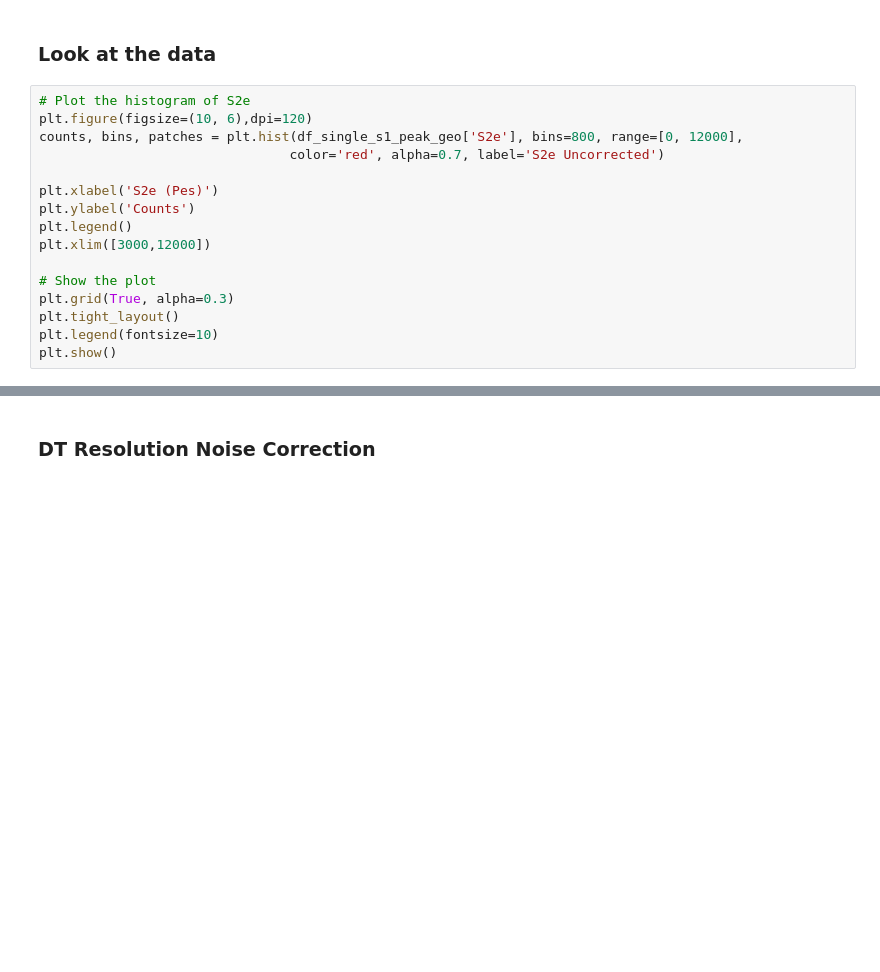
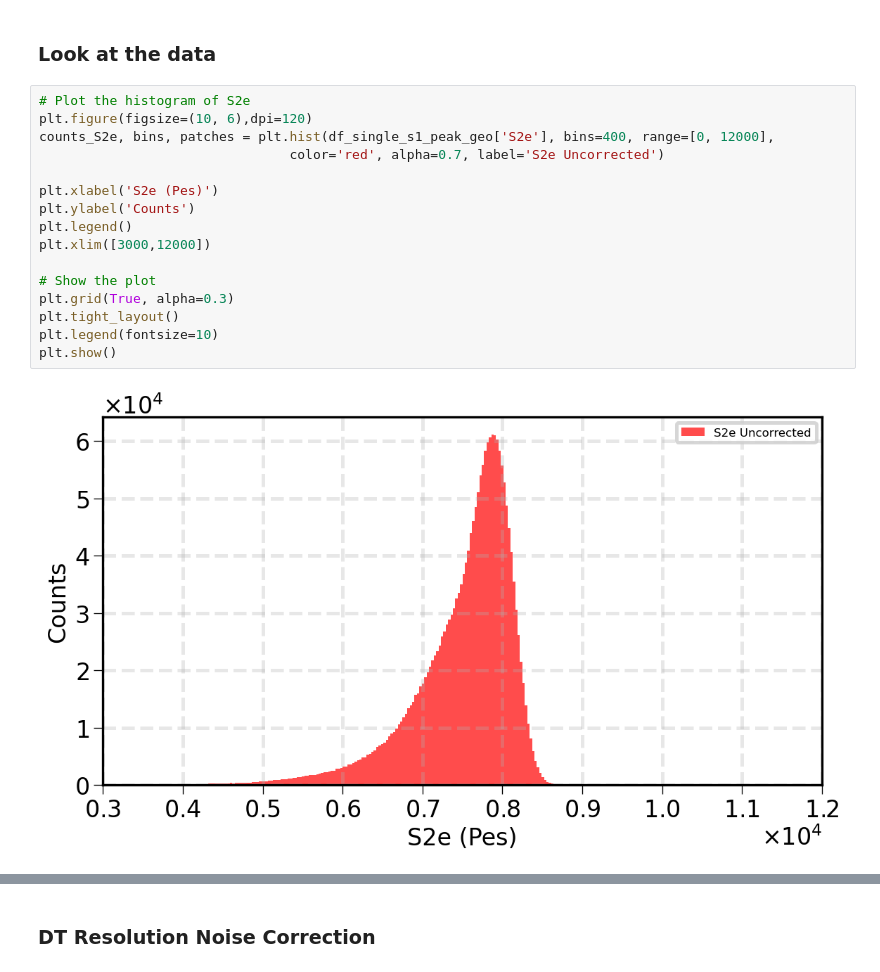
Before and after one commit to jjgomezcadenas/ASpirit, a Jupyter notebook: nb/krSoproniaAnalysis_st.ipynb, the cells around one changed output, grey strips where cells are left out. Saved outputs shown, nothing was run; the diff lists cells and outputs as text; blank space fills up the shorter version.

```diff
--- a/nb/krSoproniaAnalysis_st.ipynb
+++ b/nb/krSoproniaAnalysis_st.ipynb
@@ -173,19 +194,21 @@ print(f"eff:{(len(np.unique(df_single_s1_peak_geo['event']))/len(np.unique(df['e
 # %%
 # Plot the histogram of S2e
 plt.figure(figsize=(10, 6),dpi=120)
-counts, bins, patches = plt.hist(df_single_s1_peak_geo['S2e'], bins=800, range=[0, 12000],
+counts_S2e, bins, patches = plt.hist(df_single_s1_peak_geo['S2e'], bins=400, range=[0, 12000],
                                 color='red', alpha=0.7, label='S2e Uncorrected')
 
 plt.xlabel('S2e (Pes)')
 plt.ylabel('Counts')
 plt.legend()
 plt.xlim([3000,12000])
 
 # Show the plot
 plt.grid(True, alpha=0.3)
 plt.tight_layout()
 plt.legend(fontsize=10)
 plt.show()
+# %% [output]
+[figure, added]
 # %%
 plt.figure(figsize=(12, 8), dpi=120)
 
```
Also changed, not shown: parts of 54 cells of this notebook, 7 other files.
